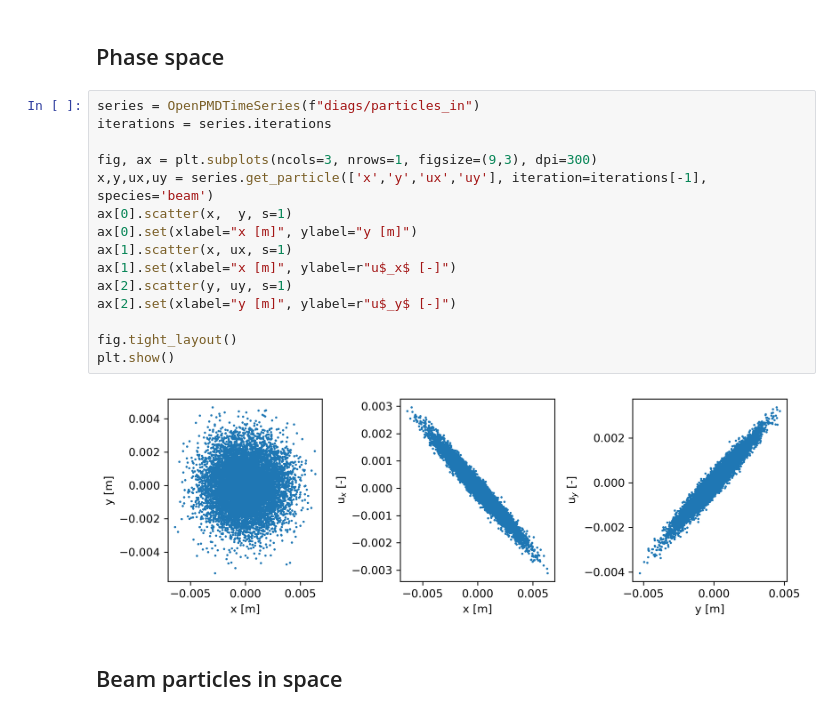
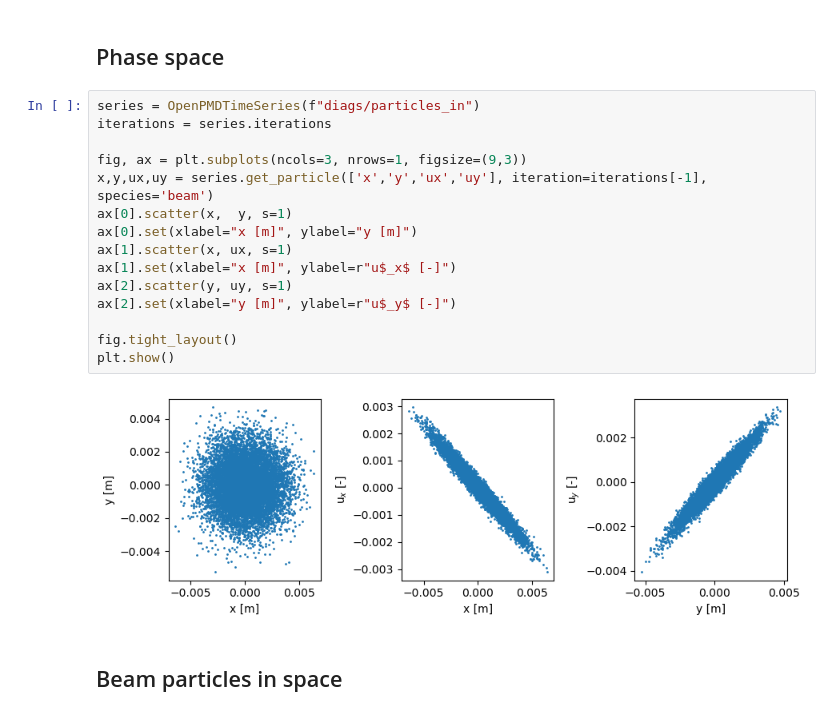
Before and after one commit to BLAST-WarpX/warpx-tutorials, a Jupyter notebook: files/analysis_3d_fodo_cell.ipynb, the cells around one changed output. Saved outputs shown, nothing was run; the diff lists cells and outputs as text.

```diff
--- a/files/analysis_3d_fodo_cell.ipynb
+++ b/files/analysis_3d_fodo_cell.ipynb
@@ -81,20 +91,20 @@ plt.show()
 # %%
 series = OpenPMDTimeSeries(f"diags/particles_in")
 iterations = series.iterations
 
-fig, ax = plt.subplots(ncols=3, nrows=1, figsize=(9,3), dpi=300)
+fig, ax = plt.subplots(ncols=3, nrows=1, figsize=(9,3))
 x,y,ux,uy = series.get_particle(['x','y','ux','uy'], iteration=iterations[-1], species='beam')
 ax[0].scatter(x,  y, s=1)
 ax[0].set(xlabel="x [m]", ylabel="y [m]")
 ax[1].scatter(x, ux, s=1)
 ax[1].set(xlabel="x [m]", ylabel=r"u$_x$ [-]")
 ax[2].scatter(y, uy, s=1)
 ax[2].set(xlabel="y [m]", ylabel=r"u$_y$ [-]")
 
 fig.tight_layout()
 plt.show()
 # %% [output]
-[figure, old version]
+[figure, new version]
 # %% [markdown]
 ## Beam particles in space
 # %%
```
Also changed, not shown: parts of 8 cells of this notebook, 4 other files.
